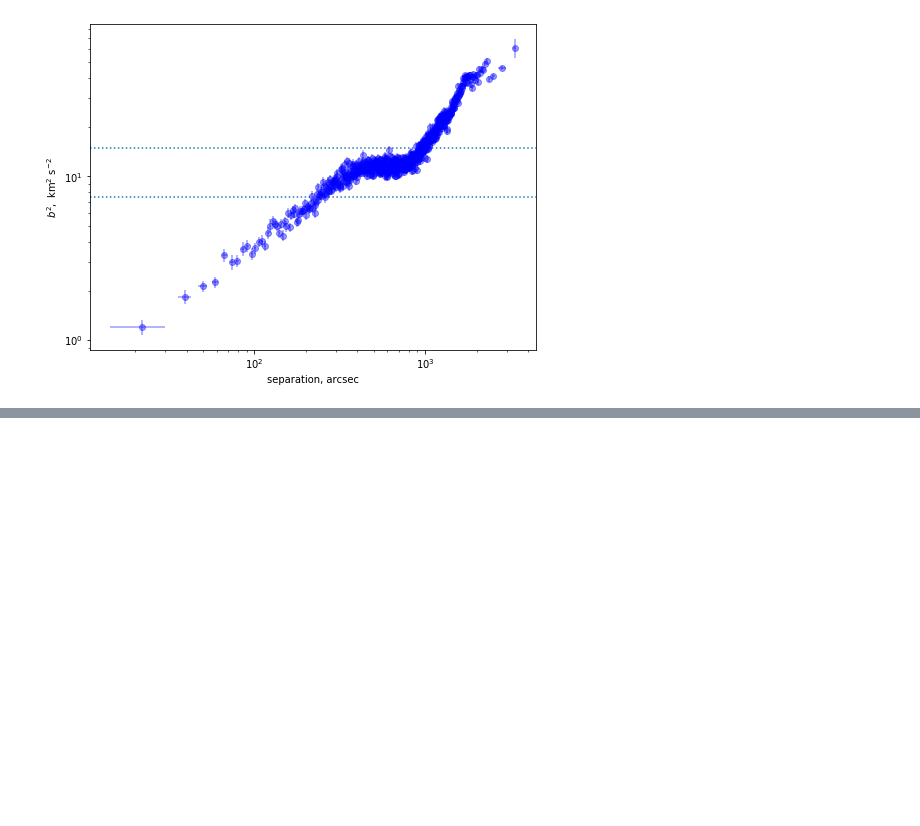
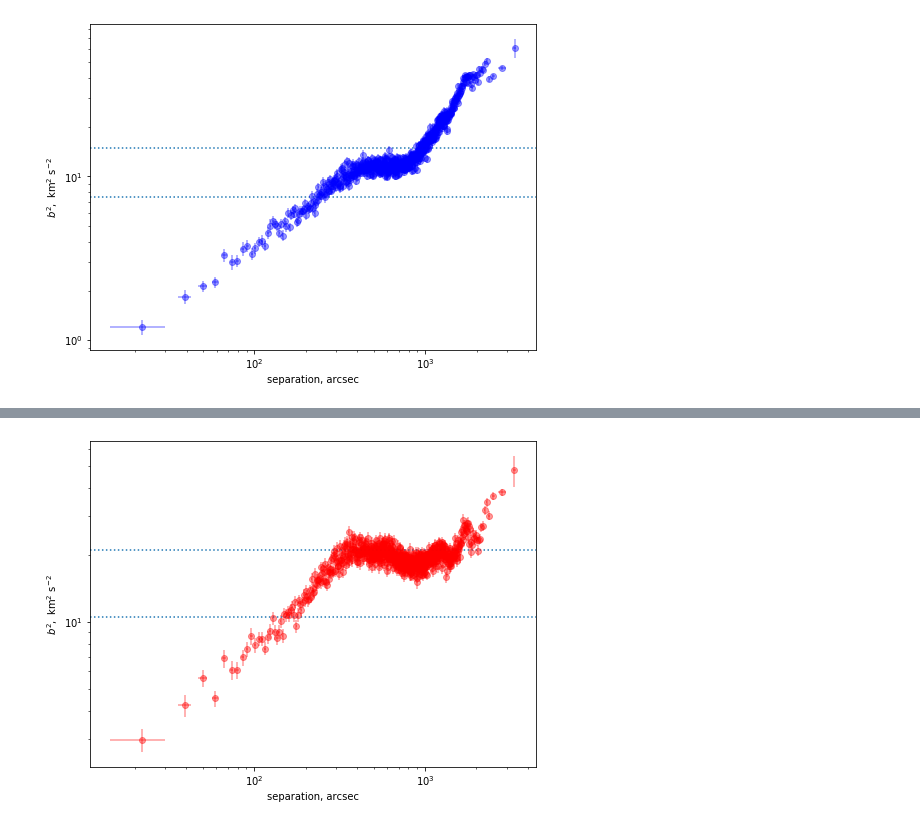
Before and after one commit to JavGVastro/CSHR, a Jupyter notebook: lagoon.ipynb, the cells around one changed output, grey strips where cells are left out. Saved outputs shown, nothing was run; the diff lists cells and outputs as text; code cells hidden in the pictures; blank space fills up the shorter version.

```diff
--- a/lagoon.ipynb
+++ b/lagoon.ipynb
@@ -226,0 +361,21 @@ None
+# %%
+ngroup = 500
+groups = np.arange(len(pairs)) // ngroup
+table = pairs[['s', 'dV2']].sort_values('s').groupby(groups).describe()
+fig, ax = plt.subplots(figsize=(8, 6))
+s = table[('s', 'mean')]
+e_s = table[('s', 'std')]
+b2 = table[('dV2', 'mean')]
+ng = table[('dV2', 'count')]
+e_b2 = table[('dV2', 'std')]/np.sqrt(ng - 1)
+#ax.plot(s, b2, 'o')
+ax.axhline(sig2a, ls=':')
+ax.axhline(0.5*sig2a, ls=':')
+ax.errorbar(s, b2, yerr=e_b2, xerr=e_s, fmt='o', alpha=0.4, color="red")
+ax.set(xscale='log', yscale='log',
+       xlabel='separation, arcsec',
+       ylabel=r'$b^2,\ \mathrm{km^2\ s^{-2}}$'
+      )
+None
+# %% [output]
+[figure, added]
```
Also changed, not shown: parts of 25 cells of this notebook.
